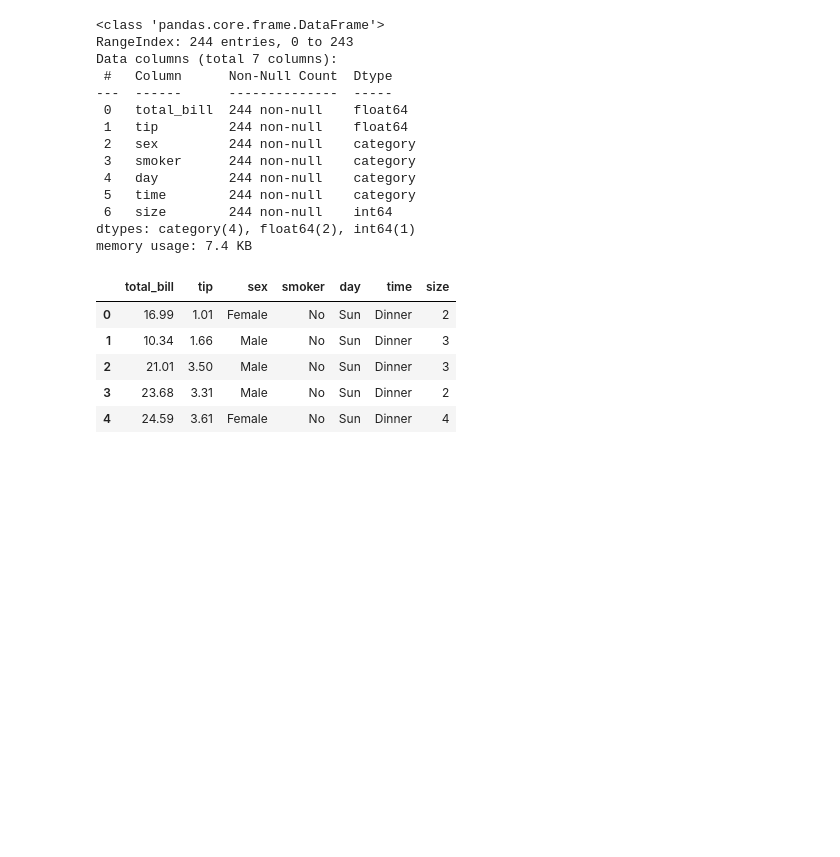
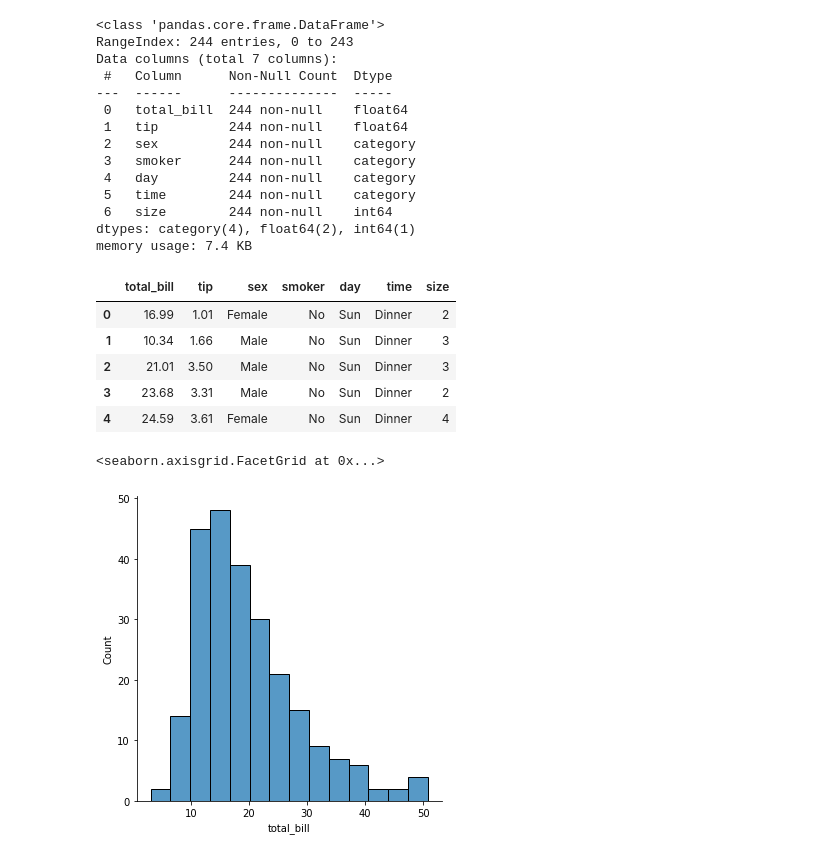
Before and after one commit to Pedro-IFC/curso-python, a Jupyter notebook: Seaborn/aula.ipynb, the cells around one changed output. Saved outputs shown, nothing was run; the diff lists cells and outputs as text; code cells hidden in the pictures; blank space fills up the shorter version.

Commit message:
Plots de distribuição
Plots de distribuição

```diff
--- a/Seaborn/aula.ipynb
+++ b/Seaborn/aula.ipynb
@@ -30,3 +30,8 @@ tips.head()
 | 2 | 21.01 | 3.50 | Male | No | Sun | Dinner | 3 |
 | 3 | 23.68 | 3.31 | Male | No | Sun | Dinner | 2 |
 | 4 | 24.59 | 3.61 | Female | No | Sun | Dinner | 4 |
+# %%
+sns.displot(tips['total_bill'], kde=False)
+# %% [output]
+<seaborn.axisgrid.FacetGrid at 0x...>
+[figure, added]
```
Also changed, not shown: parts of 4 cells of this notebook.
